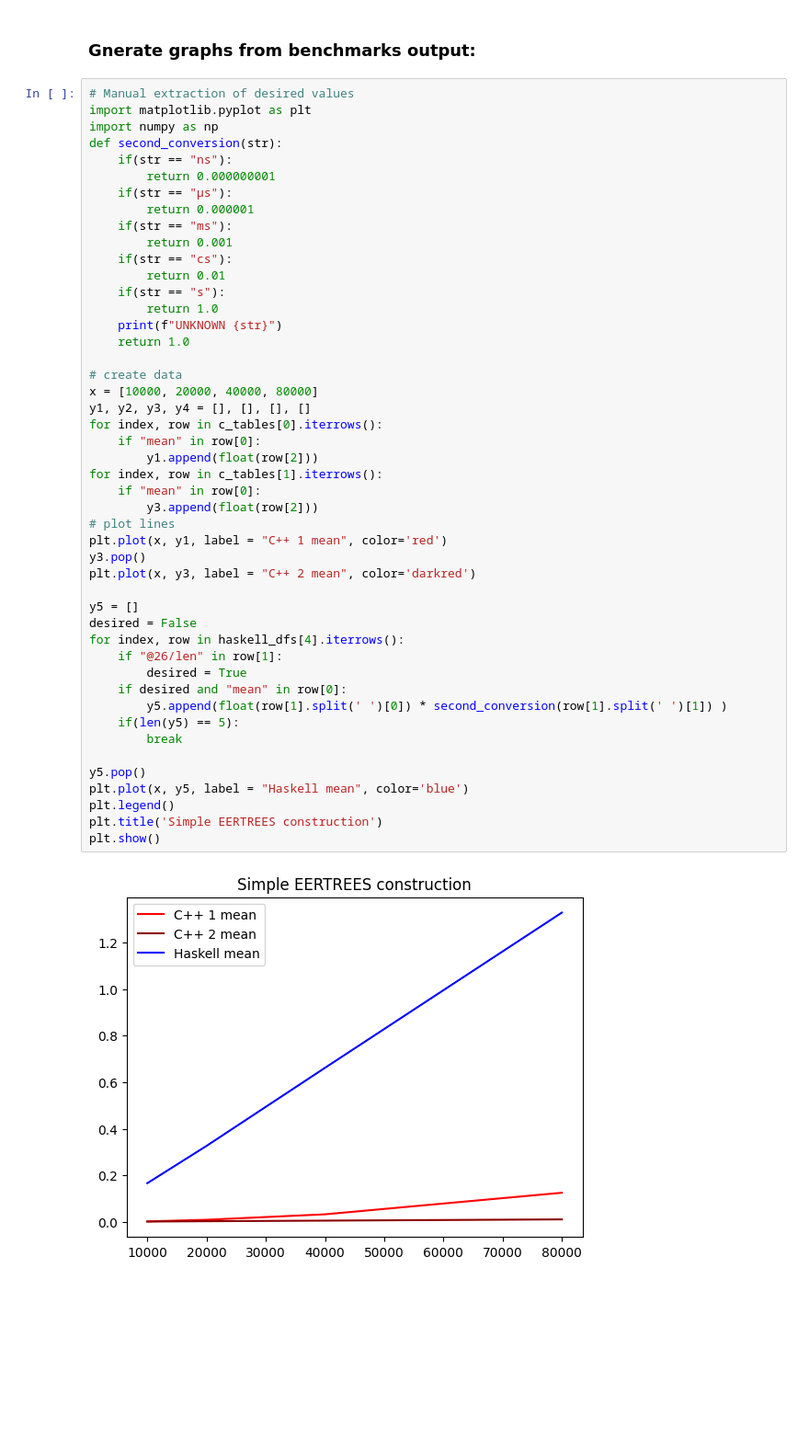
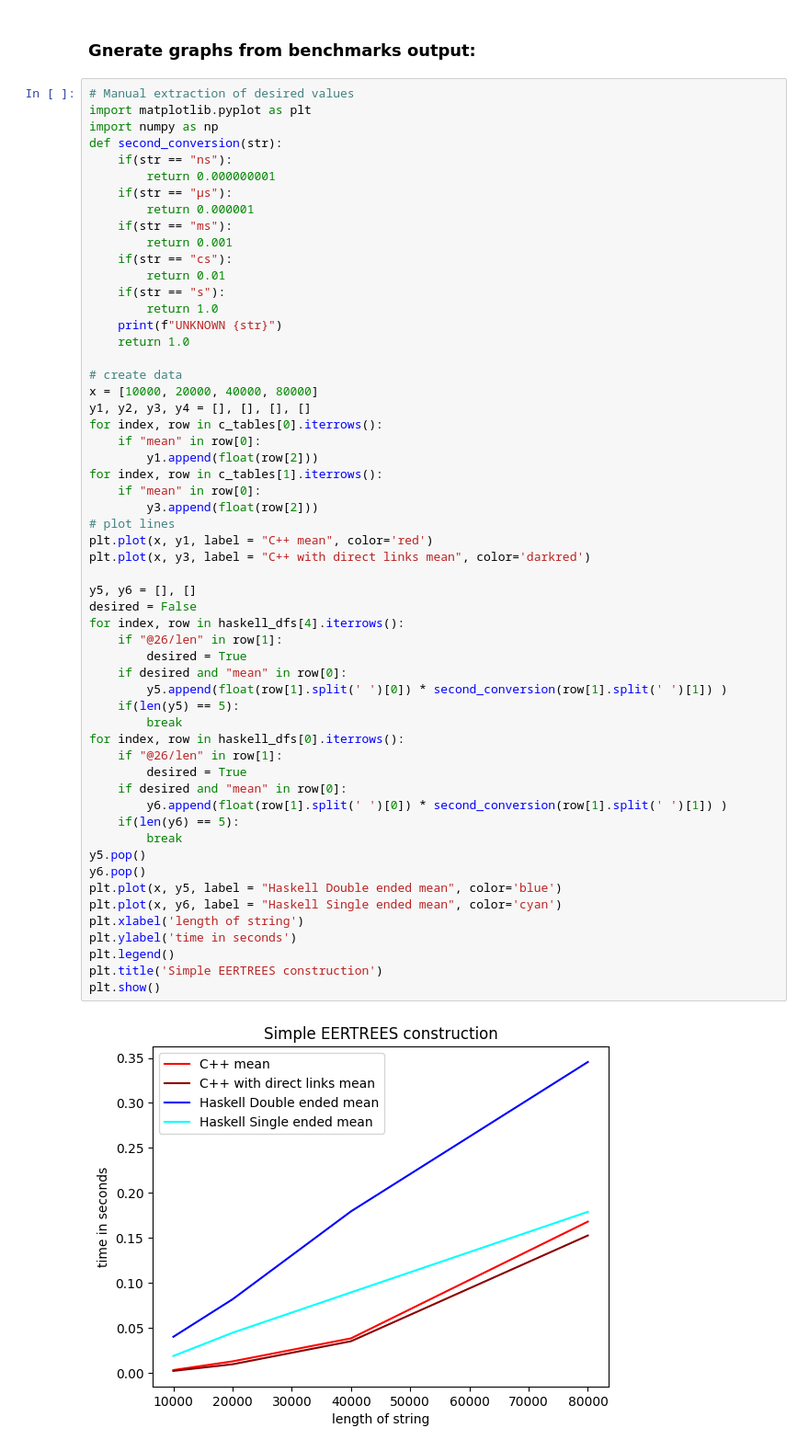
Before and after one commit to fizruk/eertree, a Jupyter notebook: bench/benchmarks.ipynb, the cells around one changed output. Shown: that part at 92% size. Drawn from its saved outputs; the diff is of its cells as text; blank space fills up the shorter version.

```diff
--- a/bench/benchmarks.ipynb
+++ b/bench/benchmarks.ipynb
@@ -150,40 +150,49 @@ def second_conversion(str):
         return 0.01
     if(str == "s"):
         return 1.0
     print(f"UNKNOWN {str}")
     return 1.0
 
 # create data
 x = [10000, 20000, 40000, 80000]
 y1, y2, y3, y4 = [], [], [], []
 for index, row in c_tables[0].iterrows():
     if "mean" in row[0]:
         y1.append(float(row[2]))
 for index, row in c_tables[1].iterrows():
     if "mean" in row[0]:
         y3.append(float(row[2]))
 # plot lines
-plt.plot(x, y1, label = "C++ 1 mean", color='red')
-y3.pop()
-plt.plot(x, y3, label = "C++ 2 mean", color='darkred')
+plt.plot(x, y1, label = "C++ mean", color='red')
+plt.plot(x, y3, label = "C++ with direct links mean", color='darkred')
 
-y5 = []
+y5, y6 = [], []
 desired = False
 for index, row in haskell_dfs[4].iterrows():
     if "@26/len" in row[1]:
         desired = True
     if desired and "mean" in row[0]:
         y5.append(float(row[1].split(' ')[0]) * second_conversion(row[1].split(' ')[1]) )
     if(len(y5) == 5):
         break
-
+for index, row in haskell_dfs[0].iterrows():
+    if "@26/len" in row[1]:
+        desired = True
+    if desired and "mean" in row[0]:
+        y6.append(float(row[1].split(' ')[0]) * second_conversion(row[1].split(' ')[1]) )
+    if(len(y6) == 5):
+        break
 y5.pop()
-plt.plot(x, y5, label = "Haskell mean", color='blue')
+y6.pop()
+plt.plot(x, y5, label = "Haskell Double ended mean", color='blue')
+plt.plot(x, y6, label = "Haskell Single ended mean", color='cyan')
+plt.xlabel('length of string')
+plt.ylabel('time in seconds')
 plt.legend()
 plt.title('Simple EERTREES construction')
 plt.show()
 # %% [output]
-[figure, old version]
+[figure, new version]
 # %%
 # Manual extraction of desired values
 import matplotlib.pyplot as plt
```
Also changed, not shown: parts of 2 cells of this notebook, 46 other files.
